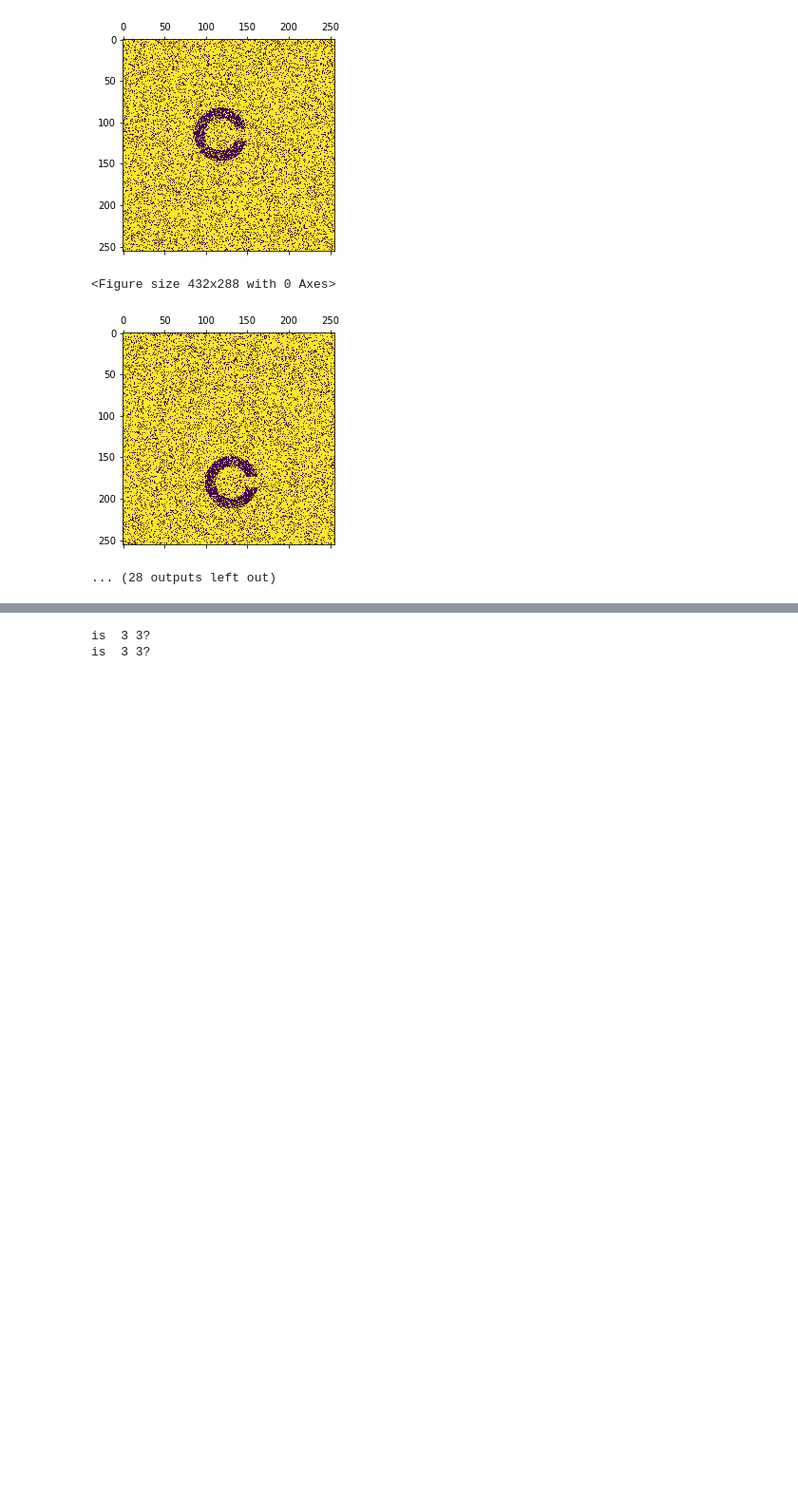
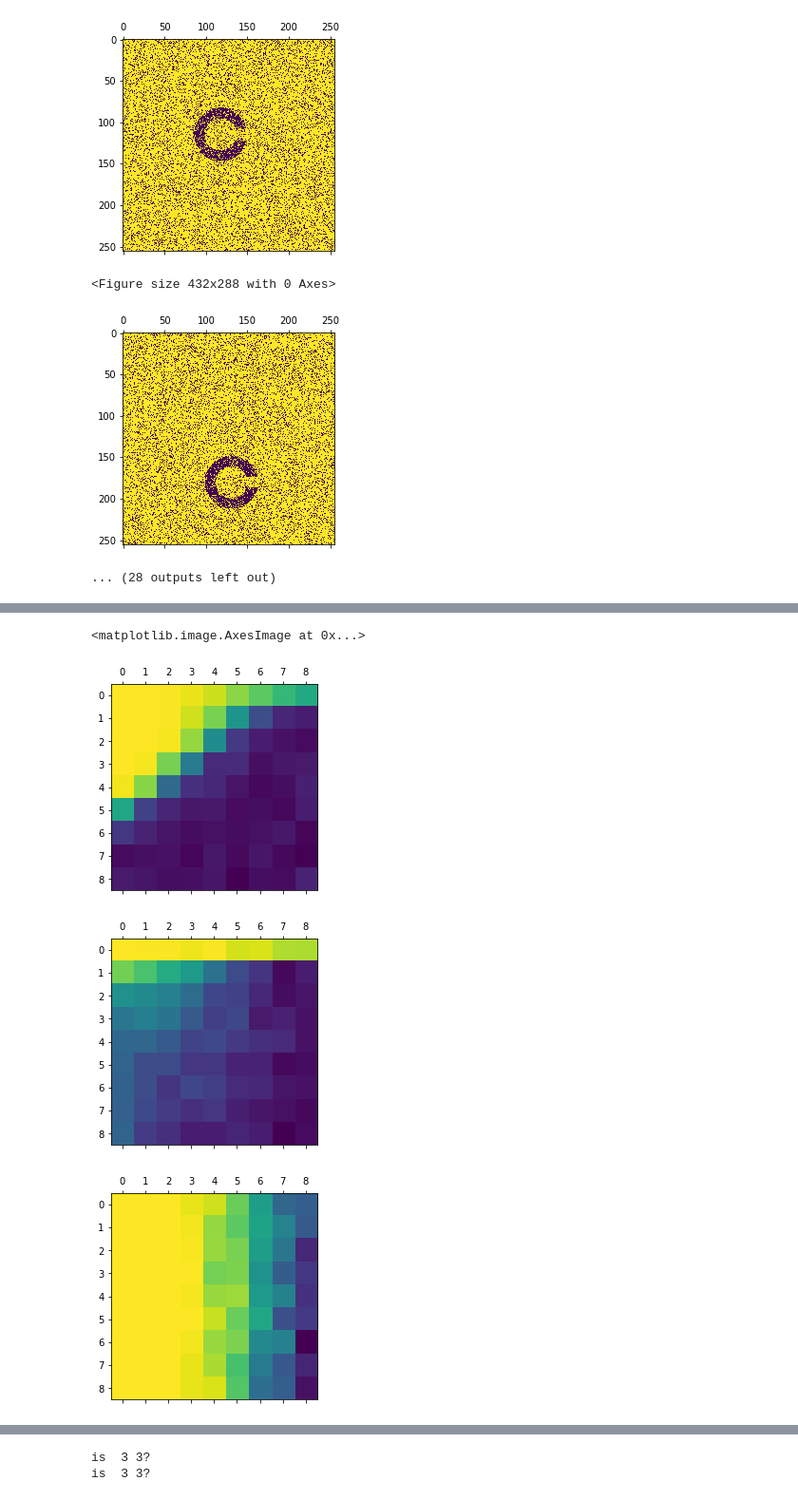
Before and after one commit to jonluntzel/VisualStimuli, a Jupyter notebook: Acuity2.ipynb, the cells around one changed output, grey strips where cells are left out. Shown at 95% size. Saved outputs shown, nothing was run; the diff lists cells and outputs as text; code cells hidden in the pictures; blank space fills up the shorter version.

```diff
--- a/Acuity2.ipynb
+++ b/Acuity2.ipynb
@@ -324,0 +253,2 @@ np.save("SVMResultsb", result_matrix)
+# %%
+m3 = np.load("RFCResults.npy")
@@ -344,0 +357,15 @@ for i in range(0, 20): #4*repeats
+# %%
+#row = compression, column = noise level.
+fig, ax = plt.subplots()
+ax.matshow(m3[:,:,0])
+
+fig, ax = plt.subplots()
+ax.matshow(m1[:,:,0])
+
+fig, ax = plt.subplots()
+ax.matshow(m2[:,:,0])
+# %% [output]
+<matplotlib.image.AxesImage at 0x...>
+[figure, added]
+[figure, added]
+[figure, added]
```
Also changed, not shown: parts of 41 cells of this notebook.
